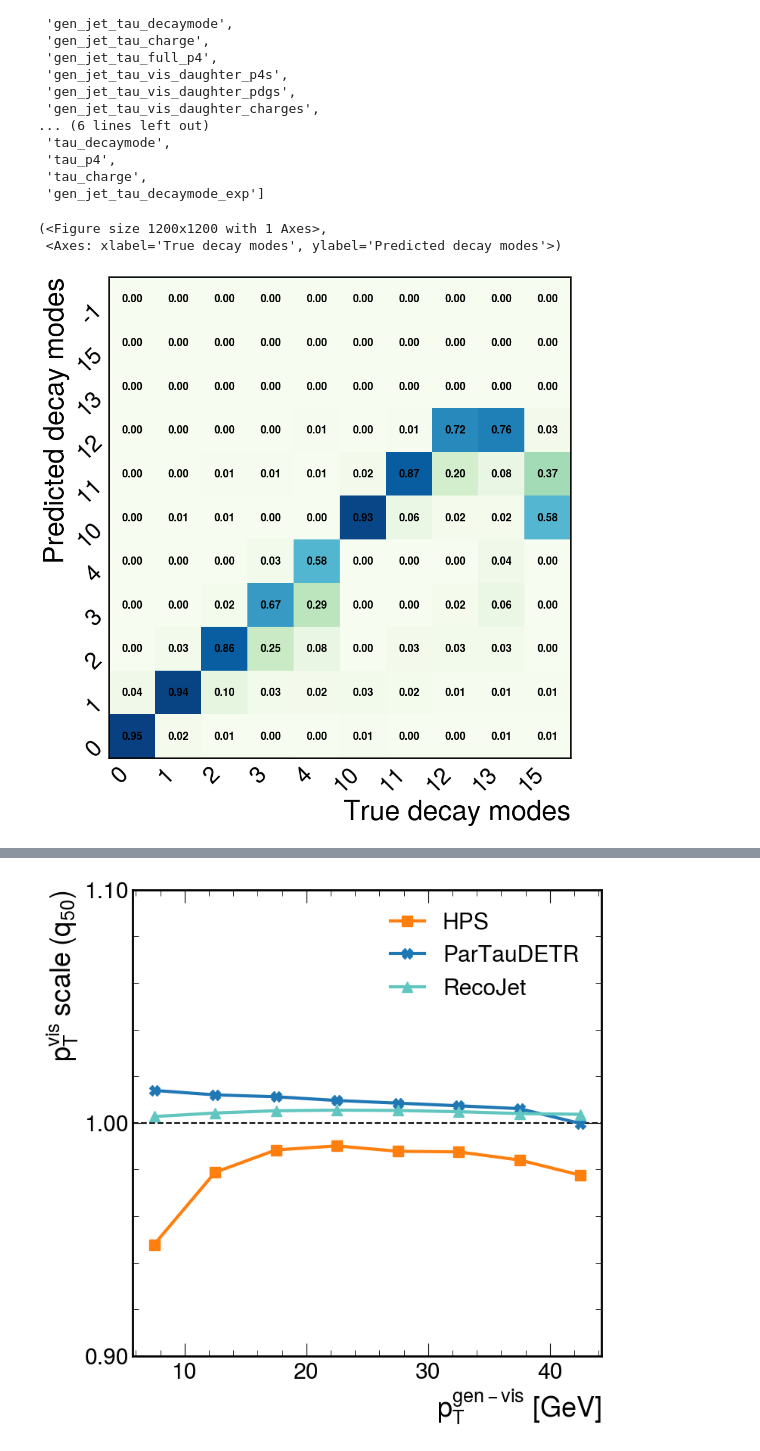
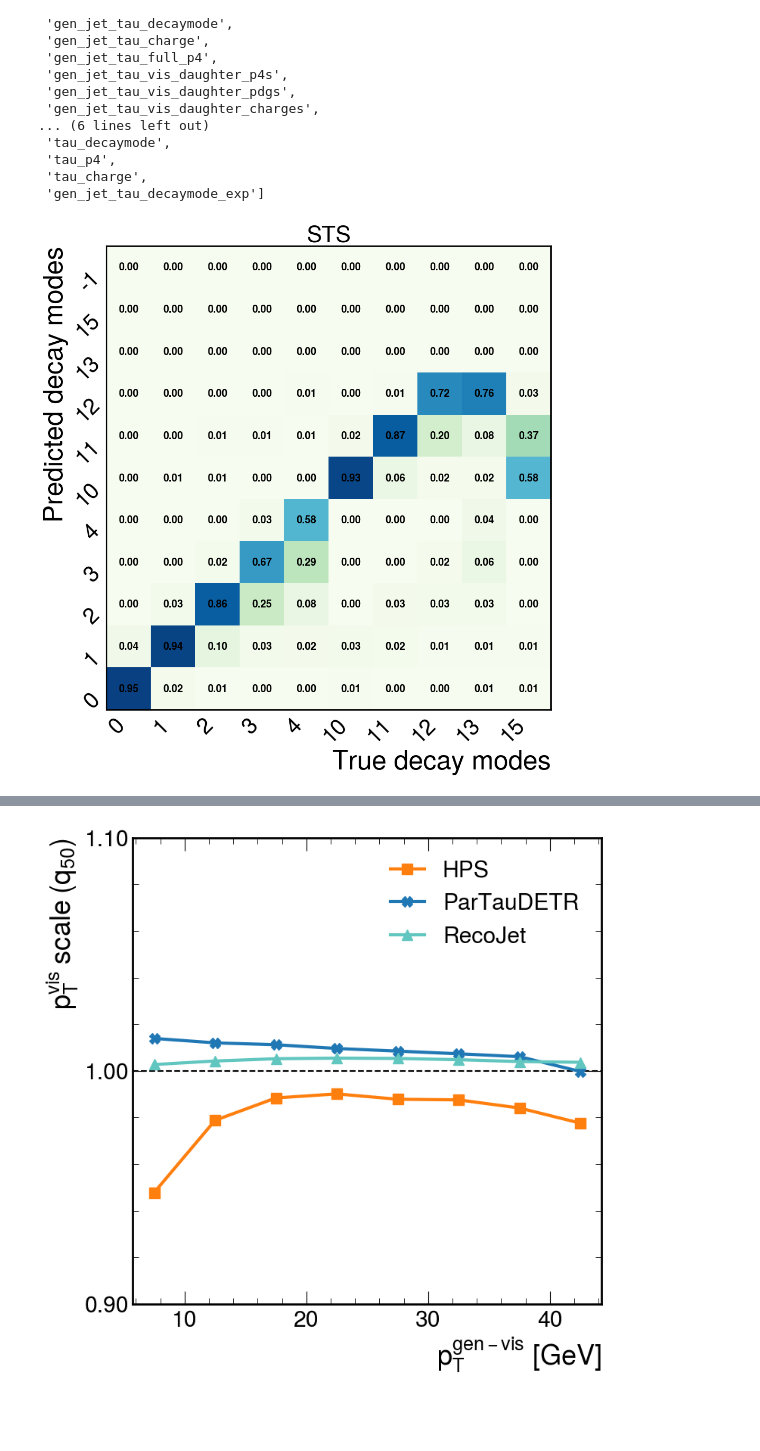
Before and after one commit to HEP-KBFI/ml-tau-model, a Jupyter notebook: mltau/notebooks/STS_model_eval_HPS.ipynb, the cells around one changed output, grey strips where cells are left out. Drawn from its saved outputs; the diff is of its cells as text; code cells hidden in the pictures; blank space fills up the shorter version.

Commit message:
Minor adjustments to STS eval nb

```diff
--- a/mltau/notebooks/STS_model_eval_HPS.ipynb
+++ b/mltau/notebooks/STS_model_eval_HPS.ipynb
@@ -16,6 +15,10 @@ with initialize(version_base=None, config_path="../config", job_name="test_app")
 # %%
 HPS_pred_path = "/local/laurits/20260726_HPS_results_tauDaughter/z_test.parquet"
 ParTauDETR_path = "/home/karl/tmp/20260925_ParTauDETR_fixedLossWeights_weightSoftParentKinematics0p0_120epochs-model_best-0p500thr.parquet"
+# %%
+output_dir = os.path.expanduser("~/HPS_kin_eval")
+if not os.path.isdir(output_dir):
+  os.makedirs(output_dir)
 # %%
 hps_data = ak.from_parquet(HPS_pred_path)
 sts_data = ak.from_parquet(ParTauDETR_path)
@@ -88,9 +90,15 @@ truth = hps_data.gen_jet_tau_decaymode
 predicted = hps_data.tau_decaymode
 categories = np.unique(hps_data.gen_jet_tau_decaymode)
 # %%
-dh.evaluate_hps_decaymode_classification(sts_data.gen_jet_tau_decaymode, sts_data.tau_decaymode, list(set(sts_data.gen_jet_tau_decaymode)))
+fig_sts_dm, ax_sts_dm = dh.evaluate_hps_decaymode_classification(
+    sts_data.gen_jet_tau_decaymode,
+    sts_data.tau_decaymode,
+    list(set(sts_data.gen_jet_tau_decaymode)),
+)
+ax_sts_dm.set_title("STS")
+fig_sts_dm.savefig(os.path.join(output_dir, "sts_dm.pdf"), dpi=300, bbox_inches="tight")
+display(fig_sts_dm)
+plt.close(fig_sts_dm)
 # %% [output]
-(<Figure size 1200x1200 with 1 Axes>,
- <Axes: xlabel='True decay modes', ylabel='Predicted decay modes'>)
-[figure, old version]
+[figure, new version]
 # %%
```
Also changed, not shown: parts of 7 cells of this notebook.
